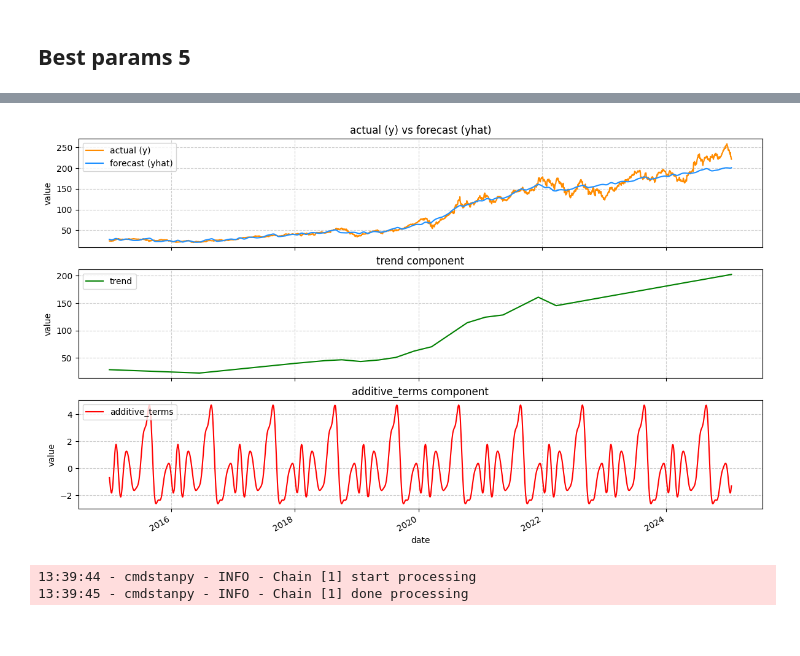
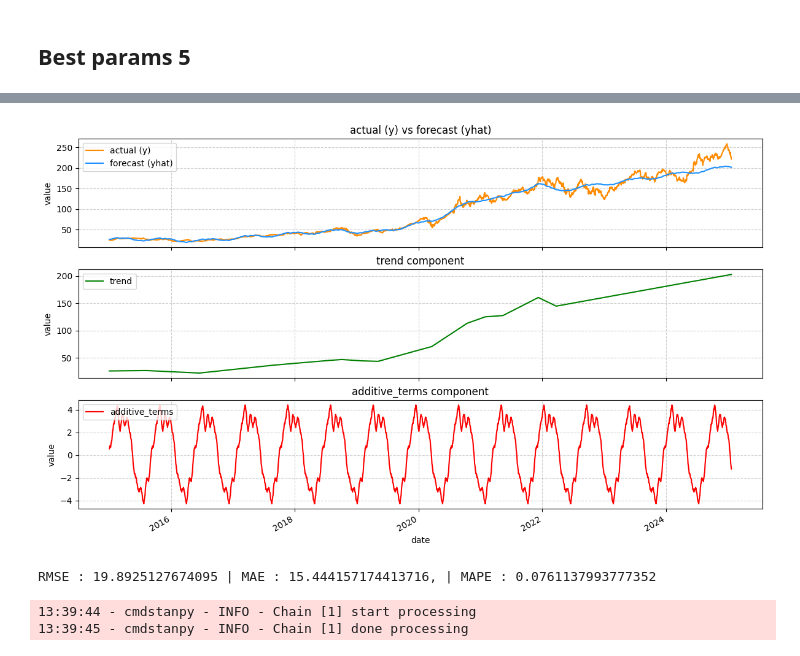
Before and after one commit to nismafaaa/clear-stocks-frontend, a Jupyter notebook: notebook/prophet_test.ipynb, the cells around one changed output, grey strips where cells are left out. Drawn from its saved outputs; the diff is of its cells as text; code cells hidden in the pictures.

Commit message:
Prophet with period var patch (manual)

```diff
--- a/notebook/prophet_test.ipynb
+++ b/notebook/prophet_test.ipynb
@@ -154,7 +156,7 @@ def get_holidays(country, years):
     holiday_list['ds'] = pd.to_datetime(holiday_list['ds'])
     return holiday_list
 
-def get_prophet(data, column, holidays=None, cps=0.05, sps=10, hps=10, seasm='additive', cpr=0.8, ys='auto', ws='auto', dailys='auto'):
+def get_prophet(data, column, period=365.25, holidays=None, cps=0.05, sps=10, hps=10, seasm='additive', cpr=0.8, year_fourier_term=10):
     """
     This function trains a Prophet model on the given data and incorporates holidays.
     Args:
@@ -175,9 +177,8 @@ def get_prophet(data, column, holidays=None, cps=0.05, sps=10, hps=10, seasm='ad
         holidays_prior_scale=hps,
         seasonality_mode=seasm,
         changepoint_range=cpr,
-        yearly_seasonality=ys,
-        weekly_seasonality=ws,
-        daily_seasonality=dailys
+        yearly_seasonality=year_fourier_term,
+        period=period
     )
     my_model.fit(df_train)
 
@@ -638,7 +639,7 @@ forecast_bp4
 # %%
 spld = get_split_date(aapl_stock, 0.9)
 
-model_bp4 = get_prophet(data=aapl_stock[:spld], column='Close', holidays=None, cps=0.1, sps=10, hps=0.01, seasm='additive', cpr=0.8, ys=10, ws=False, dailys=False)
+model_bp4 = get_prophet(data=aapl_stock[:spld], column='Close', period=252, holidays=None, cps=0.1, sps=10, hps=0.01, seasm='additive', cpr=0.8)
 
 forecast_bp4 = model_bp4.predict(future_dates)
 
@@ -649,4 +650,12 @@ plot_prophet_components(stock, model_bp4)
-[figure, old version]
+[figure, new version]
+# %%
+rmse = root_mean_squared_error(aapl_stock[split_date:]['Close'], forecast_bp4['yhat'][forecast_bp4['ds'] >= split_date])
+mae = mean_absolute_error(aapl_stock[split_date:]['Close'], forecast_bp4['yhat'][forecast_bp4['ds'] >= split_date])
+mape = mean_absolute_percentage_error(aapl_stock[split_date:]['Close'], forecast_bp4['yhat'][forecast_bp4['ds'] >= split_date])
+
+print(f"RMSE : {rmse} | MAE : {mae}, | MAPE : {mape}")
+# %% [output]
+RMSE : 19.8925127674095 | MAE : 15.444157174413716, | MAPE : 0.0761137993777352
 # %%
 spld = get_split_date(aapl_stock, 0.9)
 
```
Also changed, not shown: parts of 5 cells of this notebook.
